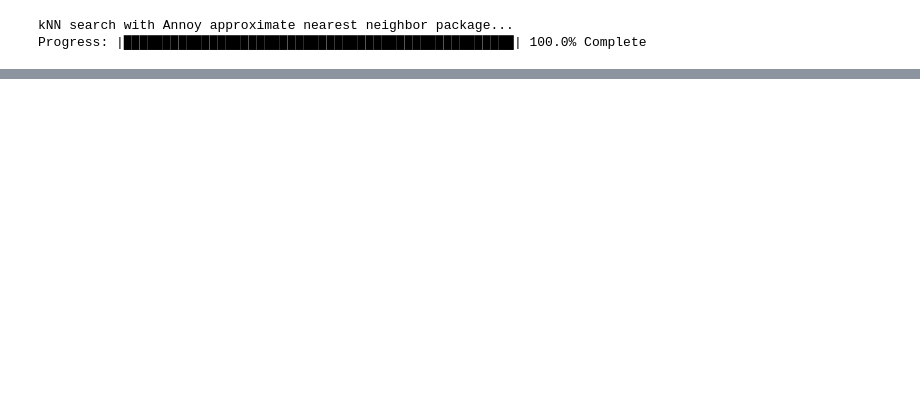
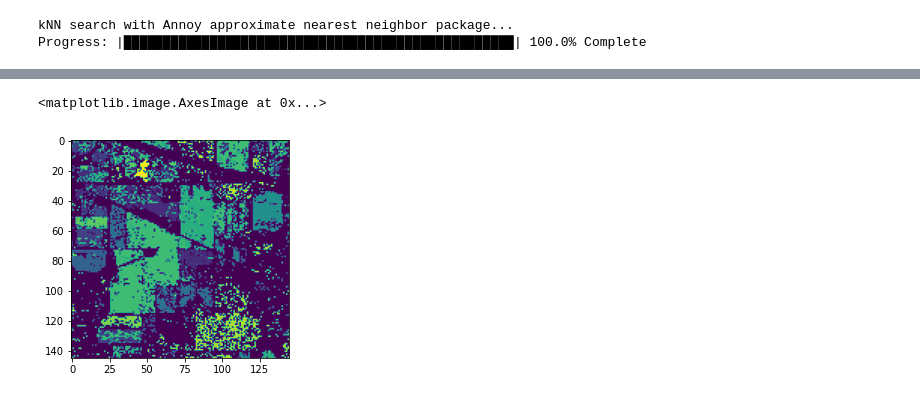
Before and after one commit to Romneykn/operation_522, a Jupyter notebook: Kevin.ipynb, the cells around one changed output, grey strips where cells are left out. Drawn from its saved outputs; the diff is of its cells as text; code cells hidden in the pictures; blank space fills up the shorter version.

```diff
--- a/Kevin.ipynb
+++ b/Kevin.ipynb
@@ -76,0 +107,5 @@ Accuracy: 0.2182639714625446
+# %%
+plt.imshow(pred2)
+# %% [output]
+<matplotlib.image.AxesImage at 0x...>
+[figure, added]
```
Also changed, not shown: parts of 11 cells of this notebook.
